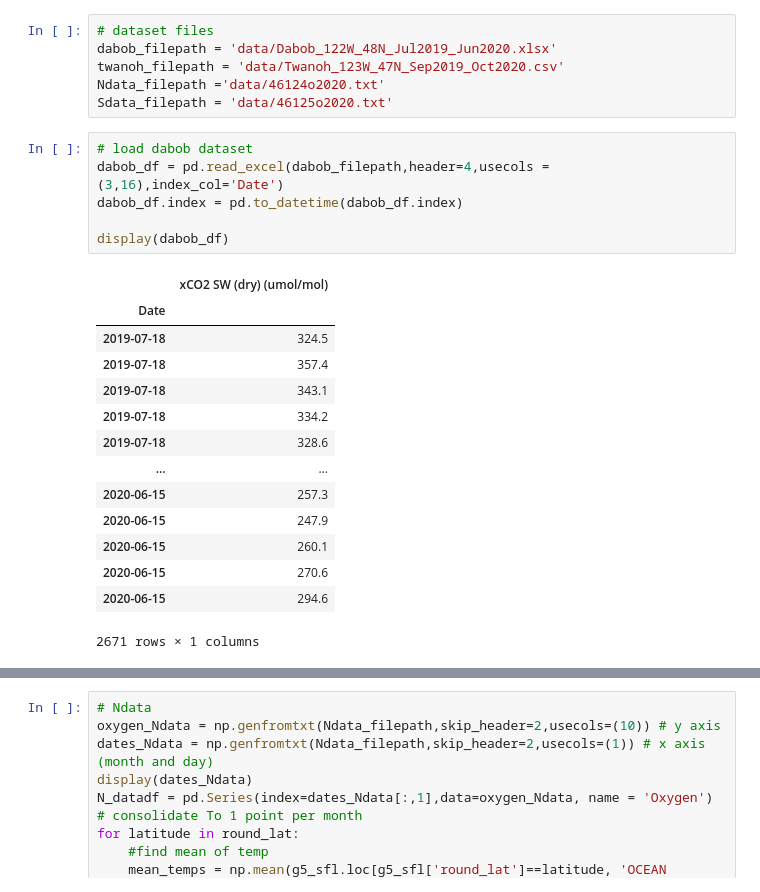
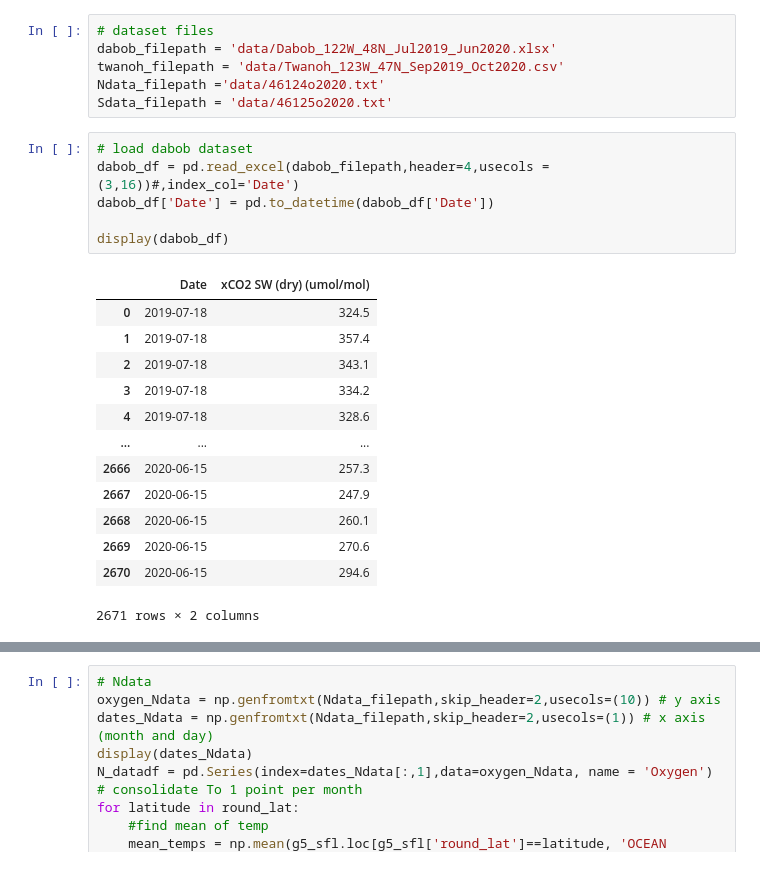
Before and after one commit to Lbh22GitHub/Harris.L_FinalProject, a Jupyter notebook: final.ipynb, the cells around one changed output, grey strips where cells are left out. Drawn from its saved outputs; the diff is of its cells as text.

```diff
--- a/final.ipynb
+++ b/final.ipynb
@@ -20,24 +20,23 @@ Ndata_filepath ='data/46124o2020.txt'
 Sdata_filepath = 'data/46125o2020.txt'
 # %%
 # load dabob dataset
-dabob_df = pd.read_excel(dabob_filepath,header=4,usecols = (3,16),index_col='Date')
-dabob_df.index = pd.to_datetime(dabob_df.index)
+dabob_df = pd.read_excel(dabob_filepath,header=4,usecols = (3,16))#,index_col='Date')
+dabob_df['Date'] = pd.to_datetime(dabob_df['Date'])
 
 display(dabob_df)
 # %% [output]
-|  | xCO2 SW (dry) (umol/mol) |
-| Date |  |
-| 2019-07-18 | 324.5 |
-| 2019-07-18 | 357.4 |
-| 2019-07-18 | 343.1 |
-| 2019-07-18 | 334.2 |
-| 2019-07-18 | 328.6 |
-| ... | ... |
-| 2020-06-15 | 257.3 |
-| 2020-06-15 | 247.9 |
-| 2020-06-15 | 260.1 |
-| 2020-06-15 | 270.6 |
-| 2020-06-15 | 294.6 |
+|  | Date | xCO2 SW (dry) (umol/mol) |
+| 0 | 2019-07-18 | 324.5 |
+| 1 | 2019-07-18 | 357.4 |
+| 2 | 2019-07-18 | 343.1 |
+| 3 | 2019-07-18 | 334.2 |
+| 4 | 2019-07-18 | 328.6 |
+| ... | ... | ... |
+| 2666 | 2020-06-15 | 257.3 |
+| 2667 | 2020-06-15 | 247.9 |
+| 2668 | 2020-06-15 | 260.1 |
+| 2669 | 2020-06-15 | 270.6 |
+| 2670 | 2020-06-15 | 294.6 |
-2671 rows × 1 columns
+2671 rows × 2 columns
 # %%
 # load twanoh
```
Also changed, not shown: parts of 3 cells of this notebook.
